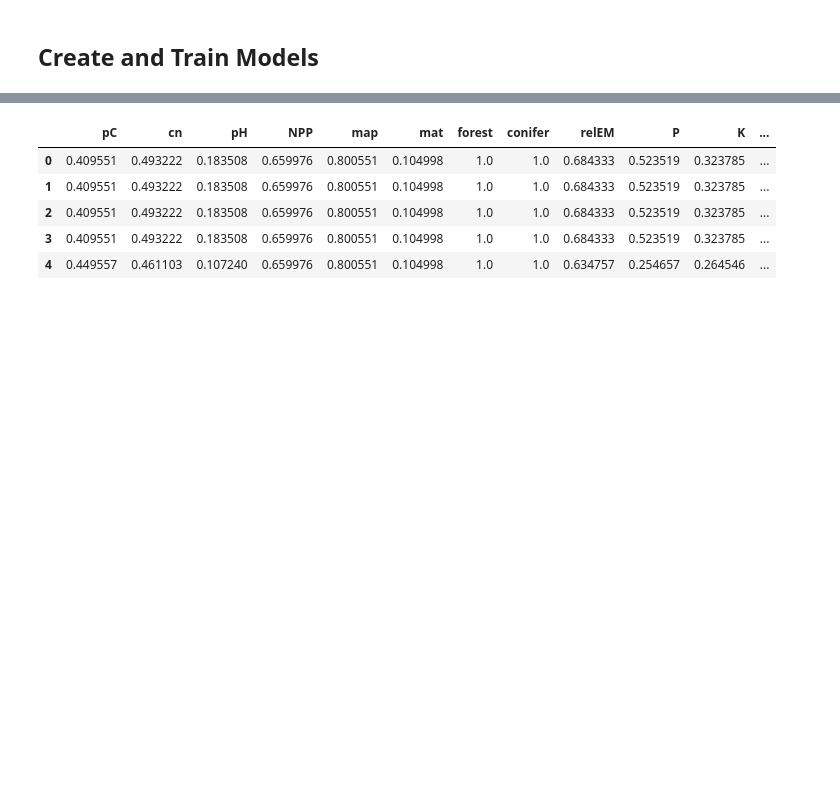
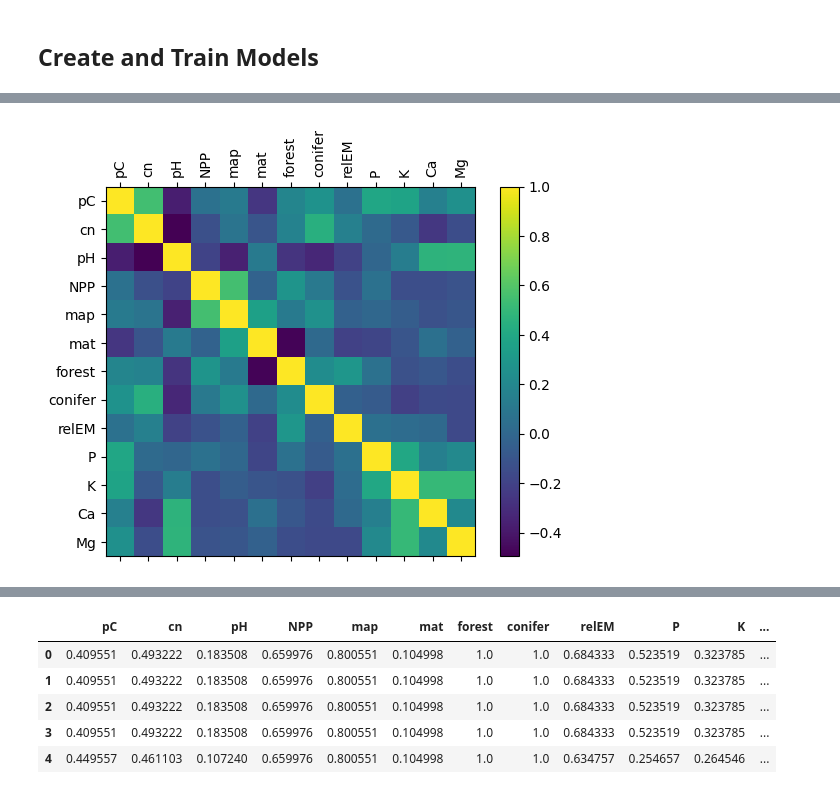
Before and after one commit to Vincent-Therrien/micropyome, a Jupyter notebook: demos/regressions.ipynb, the cells around one changed output, grey strips where cells are left out. Saved outputs shown, nothing was run; the diff lists cells and outputs as text; code cells hidden in the pictures; blank space fills up the shorter version.

```diff
--- a/demos/regressions.ipynb
+++ b/demos/regressions.ipynb
@@ -119,13 +119,43 @@ plt.show()
 # %%
+from micropyome.datasets import normalize, normalize_categories
+from micropyome.taxa import regression
+import pandas as pd
+import numpy as np
+import matplotlib.pyplot as plt
+
+from sklearn.tree import DecisionTreeRegressor
+from sklearn.linear_model import LinearRegression
+from sklearn.ensemble import RandomForestRegressor, GradientBoostingRegressor
+from sklearn.multioutput import MultiOutputRegressor
+from sklearn.kernel_ridge import KernelRidge
+from sklearn.neighbors import KNeighborsRegressor
+
 DATASET_PATH = "data/averill_processed/fungi/"
 X = {}
 Y = {}
+
 for level in regression.TAXONOMIC_LEVELS:
     x = pd.read_csv(f"{DATASET_PATH}{level}/13_variables.csv")
     y = pd.read_csv(f"{DATASET_PATH}{level}/observed.csv")
 
     x = x.drop(x.columns[0], axis=1)
+    x = normalize(x)
     y = y.drop(y.columns[0], axis=1)
+    y = normalize_categories(y)
 
     X[level] = x
     Y[level] = y
+# %%
+ex = X["fg"].copy()
+from micropyome.datasets import normalize
+normalize(ex)
+fig = plt.figure()
+ax = fig.add_subplot()
+cax = ax.matshow(ex.corr())
+fig.colorbar(cax)
+labels = ex.columns.values
+ax.set_yticks(list(range(len(labels))), labels)
+ax.set_xticks(list(range(len(labels))), labels, rotation=90)
+plt.show()
+# %% [output]
+[figure, added]
```
Also changed, not shown: parts of 31 cells of this notebook, 1 other file.
